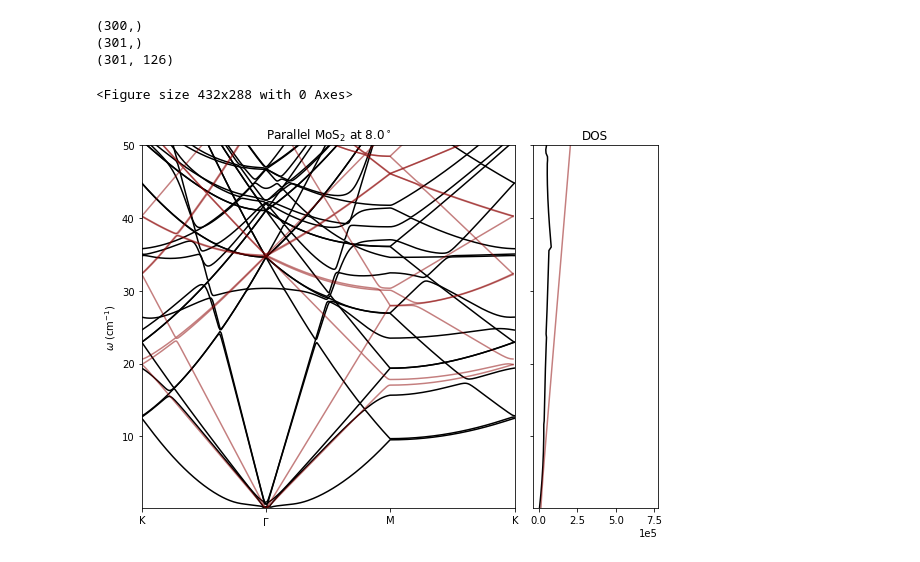
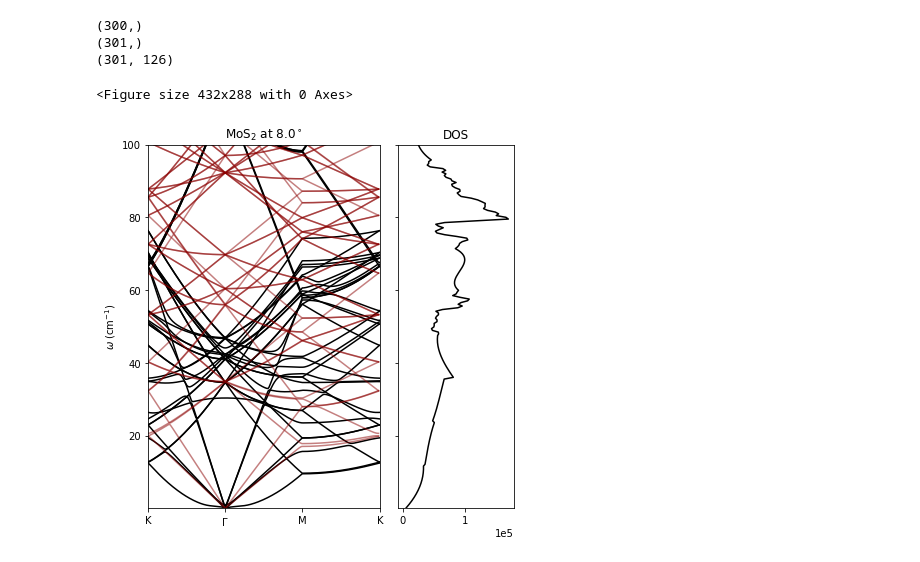
Before and after one commit to jz-lu/ml-ph, a Jupyter notebook: figure_makers/overlay.ipynb, the cells around one changed output. Saved outputs shown, nothing was run; the diff lists cells and outputs as text; code cells hidden in the pictures.

```diff
--- a/figure_makers/overlay.ipynb
+++ b/figure_makers/overlay.ipynb
@@ -48,26 +49,30 @@ adjusted_kosh_dos = 23*kosh_dos
 # %%
 # Plot the CSC modes above the Koshino modes
 plt.clf()
 fig, [axband, axdos] = plt.subplots(nrows=1, ncols=2,
-                                    sharey=True, figsize=(8,6),
-                                    gridspec_kw={'width_ratios': [3, 1]})
-plt.ylim(bottom=np.min(modes), top=50)
+                                    sharey=True, figsize=(6,6),
+                                    gridspec_kw={'width_ratios': [3, 1.5]})
+plt.ylim(bottom=np.min(modes), top=100)
 
-axband.set_title(rf"Parallel MoS$_2$ at {THETA}$^\circ$")
+axband.set_title(rf"MoS$_2$ at {THETA}$^\circ$")
+# for i in range(len(evals)):
+#     axband.scatter([i]*len(modes[i]), modes[i], c='black')
 axband.plot(modes, c='black')
 axband.plot(adjusted_kosh_modes, c='darkred', alpha=0.5)
 axband.set_xlim(left=0, right=301)
 axband.set_xticks([0,100,200,301])
 axband.set_xticklabels(['K', r'$\Gamma$', 'M', 'K'])
 axband.set_ylabel(r'$\omega$ (cm$^{-1}$)')
 
 axdos.plot(dos, omegas, c='black')
 axdos.set_title("DOS")
-axdos.plot(adjusted_kosh_dos, kosh_omegas, c='darkred', alpha=0.5)
+# axdos.plot(adjusted_kosh_dos, kosh_omegas, c='darkred', alpha=0.5)
 axdos.ticklabel_format(axis='x', style='sci', scilimits=(5,6))
+# axdos.set_xlim(0, 2e5)
 
 plt.tight_layout()
+plt.savefig(f"{ROOT}/data_mlph/overlay_{THETA}.pdf")
 plt.show()
 # %% [output]
 <Figure size 432x288 with 0 Axes>
-[figure, old version]
+[figure, new version]
```
Also changed, not shown: parts of 1 cell of this notebook, 3 other files.
